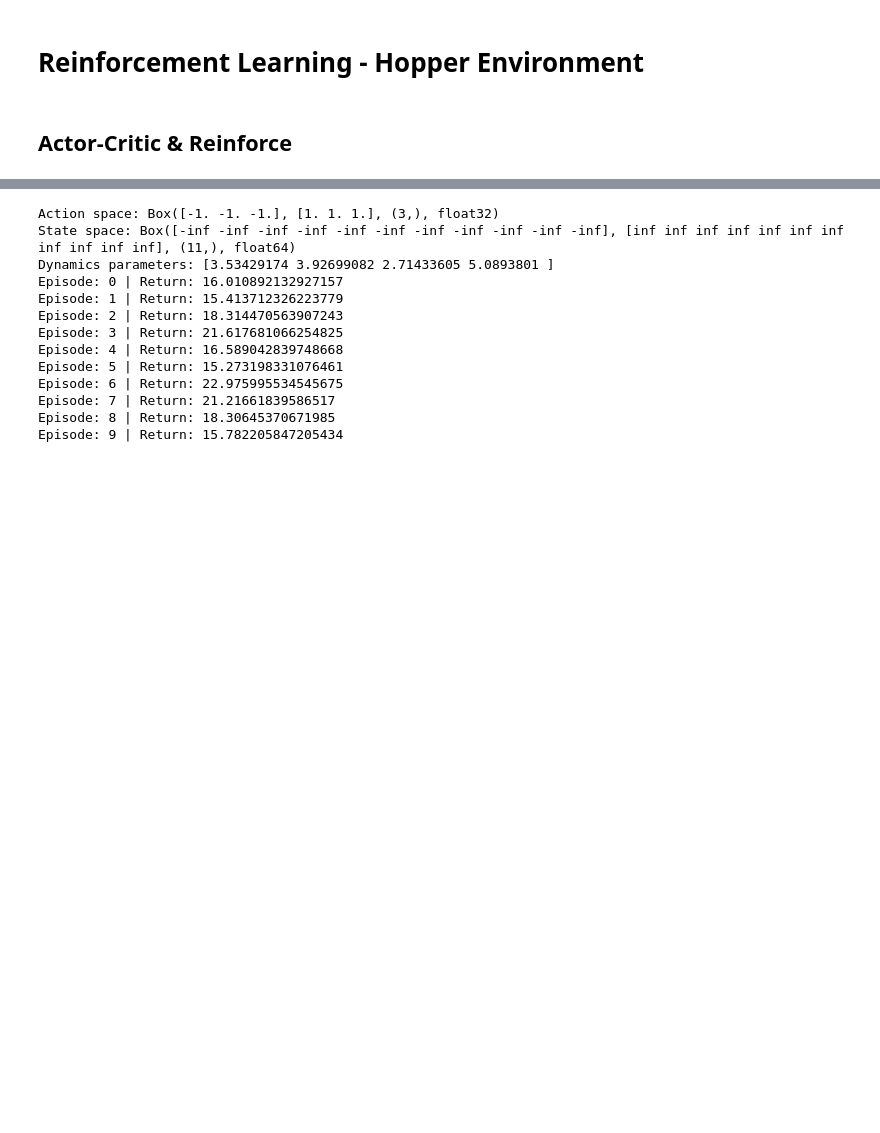
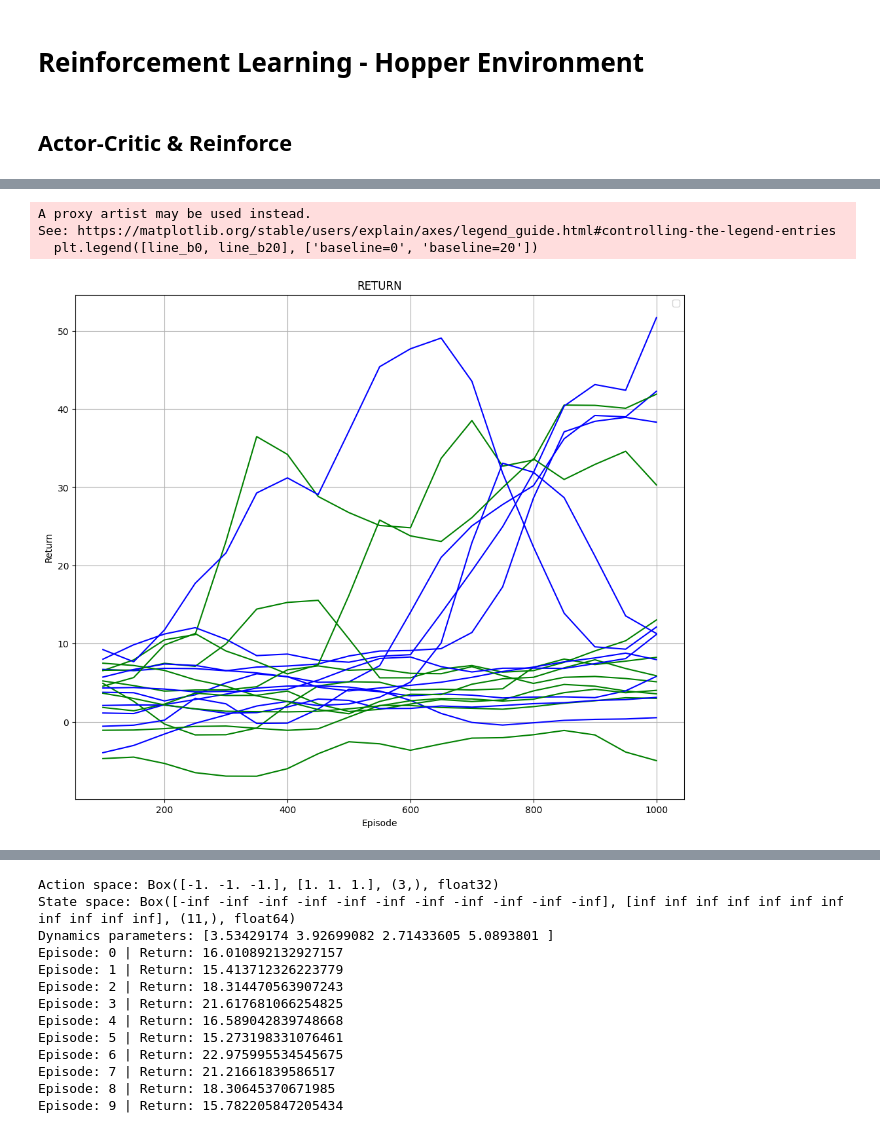
Before and after one commit to MaddalenaGhiotti/ReinforcementLearningProject, a Jupyter notebook: main.ipynb, the cells around one changed output, grey strips where cells are left out. Cells and saved outputs as stored; diff of their text form; code cells hidden in the pictures; blank space fills up the shorter version.

```diff
--- a/main.ipynb
+++ b/main.ipynb
@@ -33 +207,19 @@ episodes = 5000
+# %%
+"""
+plt.figure(figsize=(12,10))
+plt.title('RETURN')
+for i in range(len(seeds)):
+    line_b0 = plt.plot(numbers[1:], returns_list[i][1,1:], c='blue', label=f'Average over last 50 episodes')
+    line_b20 = plt.plot(numbers_b20[1:], returns_list_b20[i][1,1:], c='green', label=f'Average over last 50 episodes')
+plt.xlabel('Episode')
+plt.ylabel('Return')
+plt.grid()
+plt.legend([line_b0, line_b20], ['baseline=0', 'baseline=20'])
+plt.savefig("./plots/"+'Prova'+'_Return',dpi=300)
+"""
+# %% [output]
+A proxy artist may be used instead.
+See: https://matplotlib.org/stable/users/explain/axes/legend_guide.html#controlling-the-legend-entries
+  plt.legend([line_b0, line_b20], ['baseline=0', 'baseline=20'])
+[figure, added]
 # %%
```
Also changed, not shown: parts of 11 cells of this notebook, 1 other file.
